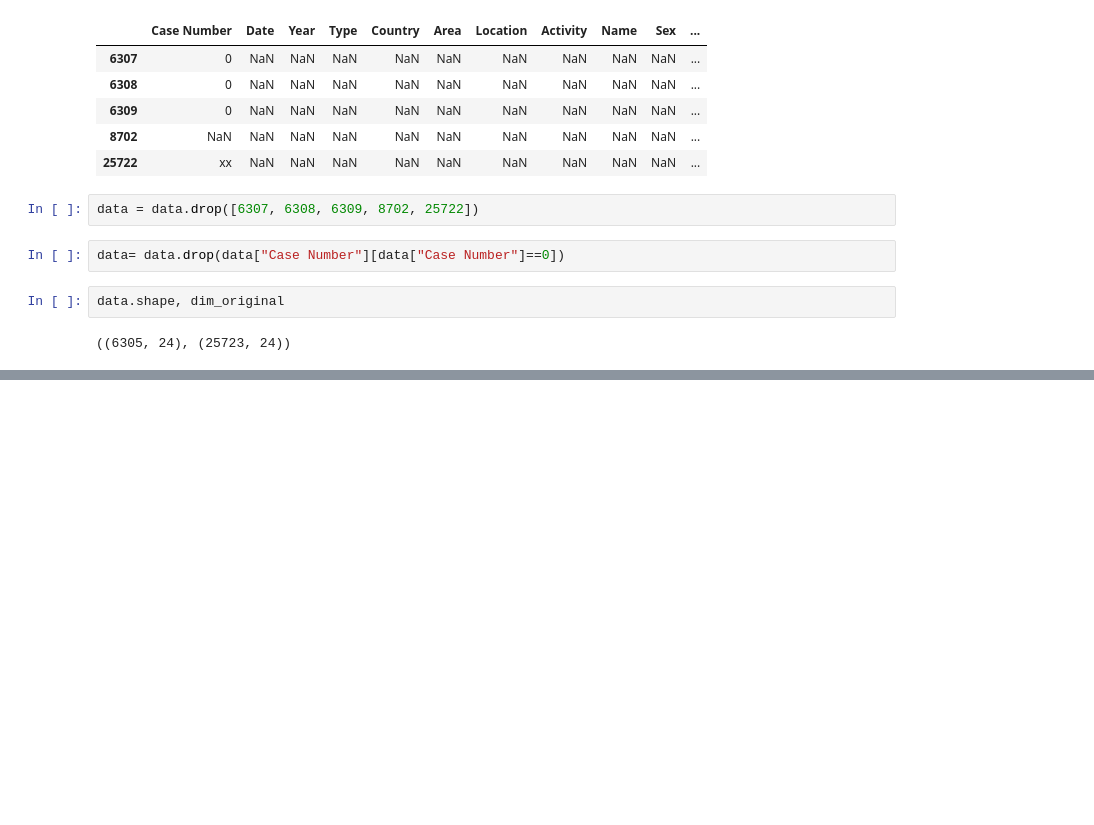
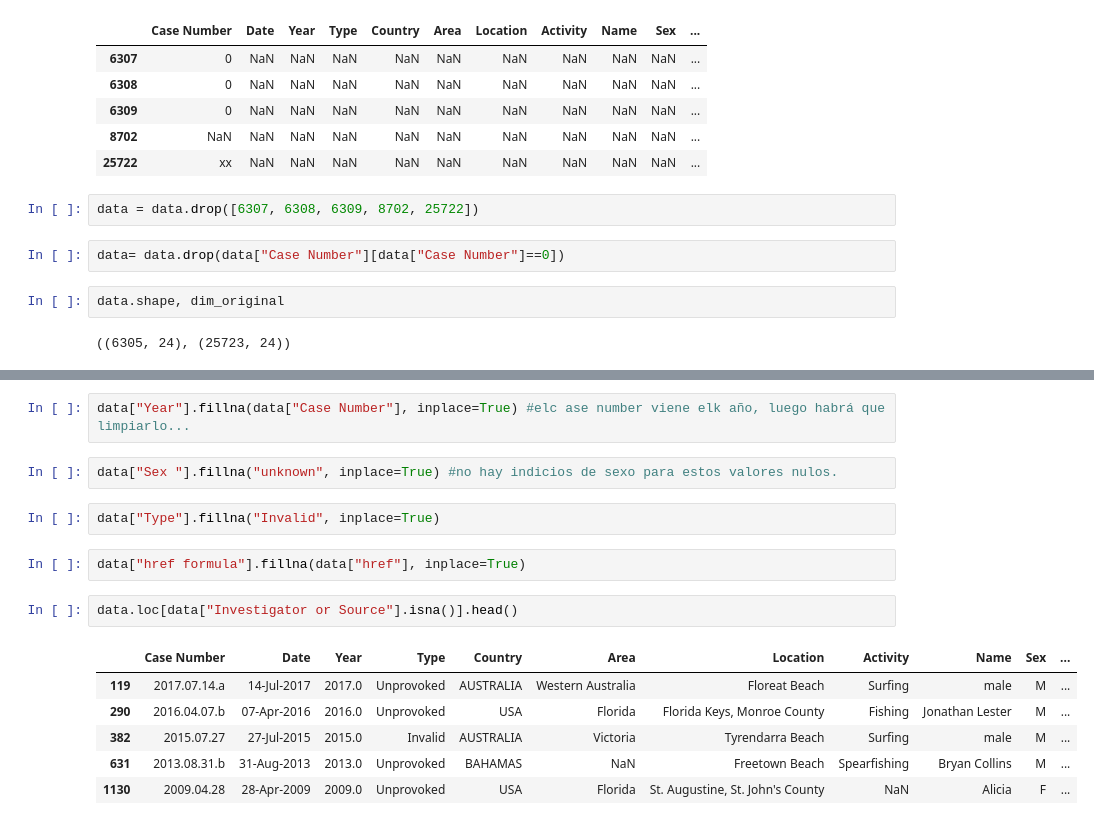
Before and after one commit to Anton-Utray/Sharknado, a Jupyter notebook: main.ipynb, the cells around one changed output, grey strips where cells are left out. Drawn from its saved outputs; the diff is of its cells as text; blank space fills up the shorter version.

```diff
--- a/main.ipynb
+++ b/main.ipynb
@@ -161,0 +182,17 @@ KeyError: "['Case Number', 'Date', 'Year', 'Type', 'Country', 'Area', 'Location'
+# %%
+data["Year"].fillna(data["Case Number"], inplace=True) #elc ase number viene elk año, luego habrá que limpiarlo...
+# %%
+data["Sex "].fillna("unknown", inplace=True) #no hay indicios de sexo para estos valores nulos.
+# %%
+data["Type"].fillna("Invalid", inplace=True)
+# %%
+data["href formula"].fillna(data["href"], inplace=True)
+# %%
+data.loc[data["Investigator or Source"].isna()].head()
+# %% [output]
+|  | Case Number | Date | Year | Type | Country | Area | Location | Activity | Name | Sex | ... |
+| 119 | 2017.07.14.a | 14-Jul-2017 | 2017.0 | Unprovoked | AUSTRALIA | Western Australia | Floreat Beach | Surfing | male | M | ... |
+| 290 | 2016.04.07.b | 07-Apr-2016 | 2016.0 | Unprovoked | USA | Florida | Florida Keys, Monroe County | Fishing | Jonathan Lester | M | ... |
+| 382 | 2015.07.27 | 27-Jul-2015 | 2015.0 | Invalid | AUSTRALIA | Victoria | Tyrendarra Beach | Surfing | male | M | ... |
+| 631 | 2013.08.31.b | 31-Aug-2013 | 2013.0 | Unprovoked | BAHAMAS | NaN | Freetown Beach | Spearfishing | Bryan Collins | M | ... |
+| 1130 | 2009.04.28 | 28-Apr-2009 | 2009.0 | Unprovoked | USA | Florida | St. Augustine, St. John's County | NaN | Alicia | F | ... |
```
Also changed, not shown: parts of 10 cells of this notebook.
